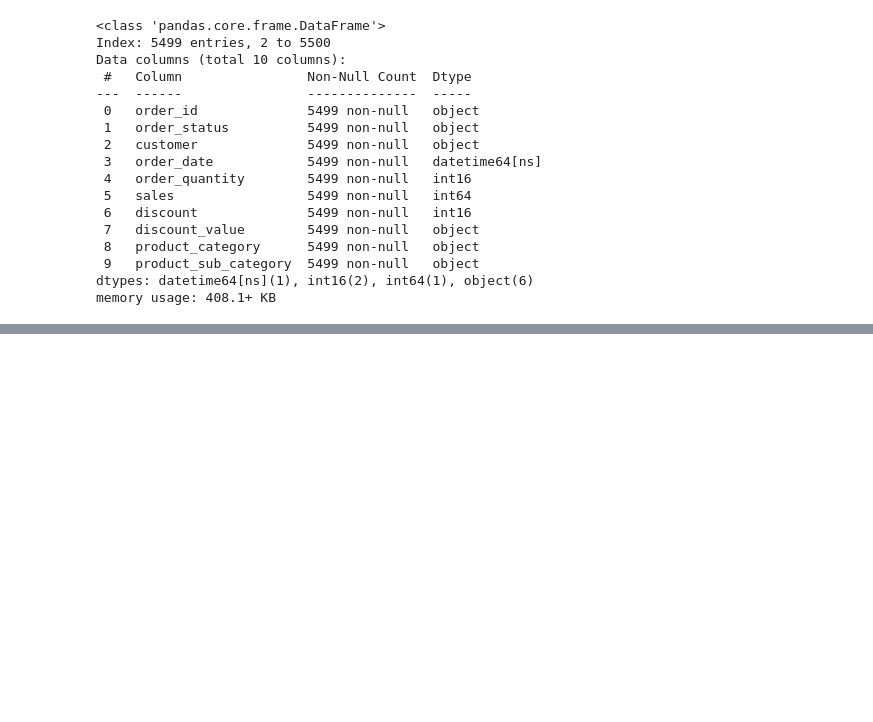
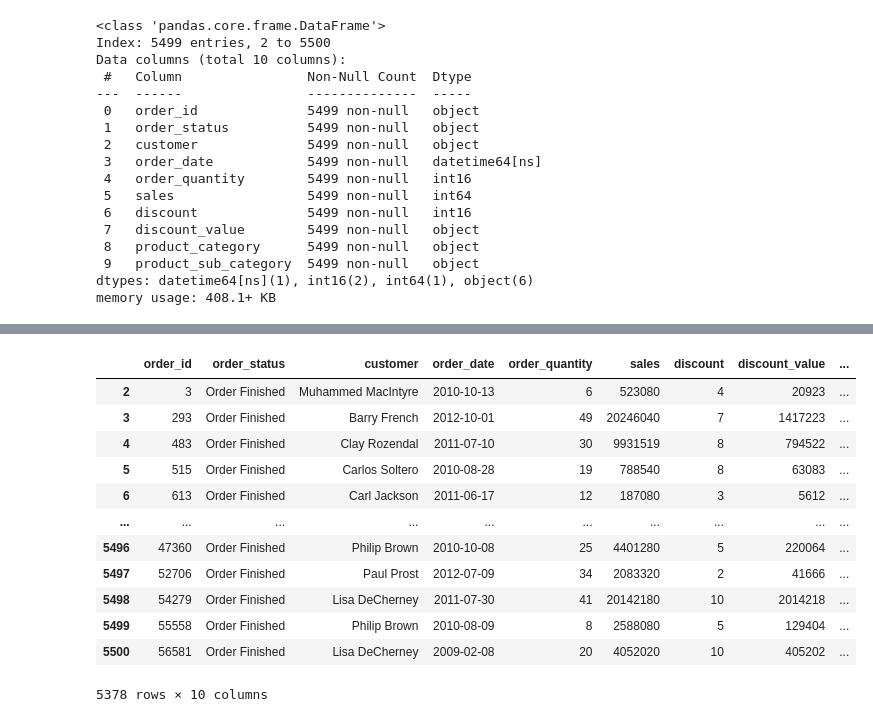
Before and after one commit to Ronit-Khorjuvekar4/pandas_30_days, a Jupyter notebook: Data Types & Conversion/Untitled.ipynb, the cells around one changed output, grey strips where cells are left out. Drawn from its saved outputs; the diff is of its cells as text; code cells hidden in the pictures; blank space fills up the shorter version.

```diff
--- a/Data Types & Conversion/Untitled.ipynb
+++ b/Data Types & Conversion/Untitled.ipynb
@@ -150,0 +215,17 @@ memory usage: 408.1+ KB
+# %%
+# Get all orders where the order_quantity is less than 50.
+new_df.loc[new_df['order_quantity'] < 50]
+# %% [output]
+|  | order_id | order_status | customer | order_date | order_quantity | sales | discount | discount_value | ... |
+| 2 | 3 | Order Finished | Muhammed MacIntyre | 2010-10-13 | 6 | 523080 | 4 | 20923 | ... |
+| 3 | 293 | Order Finished | Barry French | 2012-10-01 | 49 | 20246040 | 7 | 1417223 | ... |
+| 4 | 483 | Order Finished | Clay Rozendal | 2011-07-10 | 30 | 9931519 | 8 | 794522 | ... |
+| 5 | 515 | Order Finished | Carlos Soltero | 2010-08-28 | 19 | 788540 | 8 | 63083 | ... |
+| 6 | 613 | Order Finished | Carl Jackson | 2011-06-17 | 12 | 187080 | 3 | 5612 | ... |
+| ... | ... | ... | ... | ... | ... | ... | ... | ... | ... |
+| 5496 | 47360 | Order Finished | Philip Brown | 2010-10-08 | 25 | 4401280 | 5 | 220064 | ... |
+| 5497 | 52706 | Order Finished | Paul Prost | 2012-07-09 | 34 | 2083320 | 2 | 41666 | ... |
+| 5498 | 54279 | Order Finished | Lisa DeCherney | 2011-07-30 | 41 | 20142180 | 10 | 2014218 | ... |
+| 5499 | 55558 | Order Finished | Philip Brown | 2010-08-09 | 8 | 2588080 | 5 | 129404 | ... |
+| 5500 | 56581 | Order Finished | Lisa DeCherney | 2009-02-08 | 20 | 4052020 | 10 | 405202 | ... |
+5378 rows × 10 columns
```
Also changed, not shown: parts of 41 cells of this notebook.
